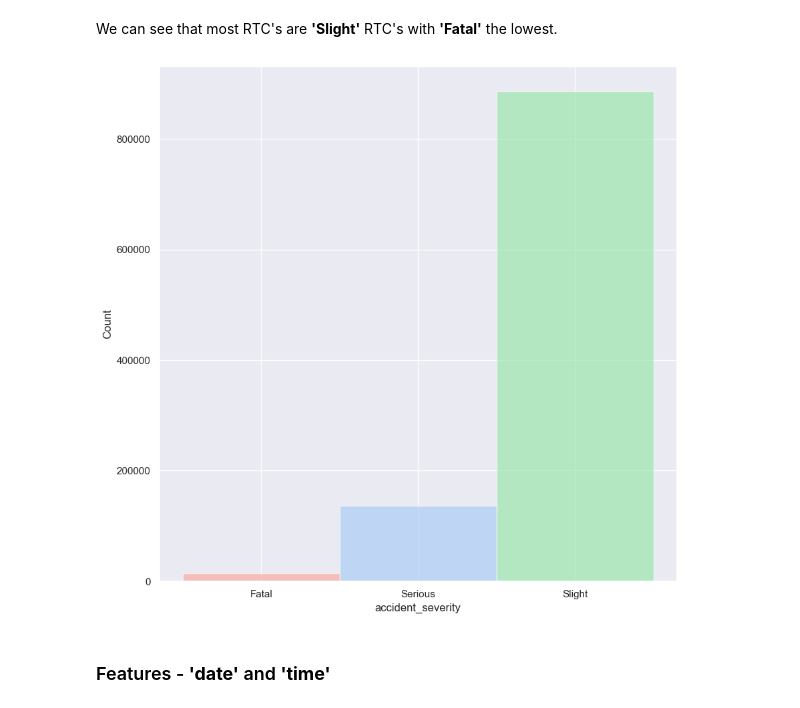
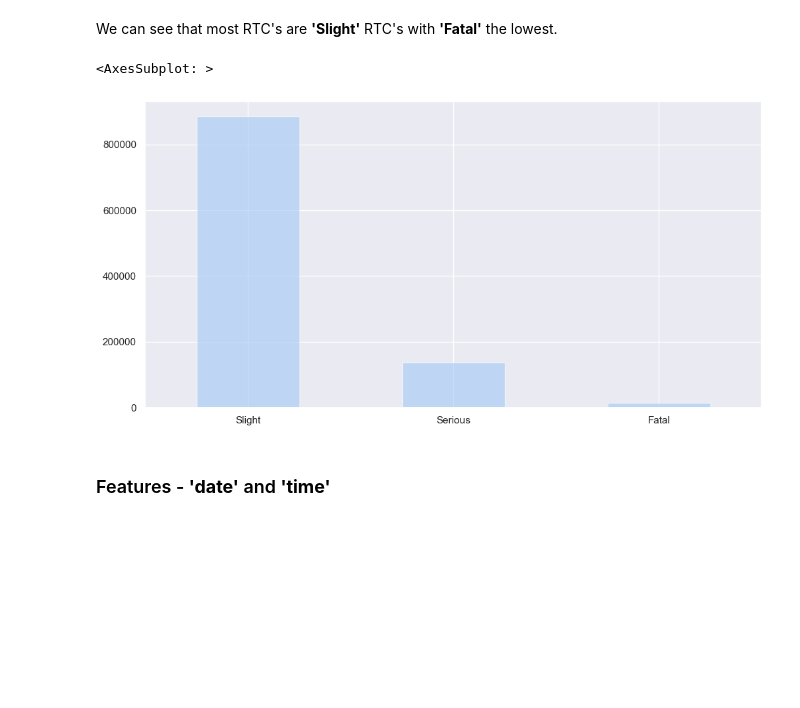
Before and after one commit to kmedri/-Omdena_Predicting_RTC_Severity_main, a Jupyter notebook: Group_1_Predicting_RTC_Severity/Predicting_RTC_Severity.ipynb, the cells around one changed output. Drawn from its saved outputs; the diff is of its cells as text; code cells hidden in the pictures; blank space fills up the shorter version.

Commit message:
Updates to Predicting_RTC_Severity.ipynb and added Handlingimbalnce

```diff
--- a/Group_1_Predicting_RTC_Severity/Predicting_RTC_Severity.ipynb
+++ b/Group_1_Predicting_RTC_Severity/Predicting_RTC_Severity.ipynb
@@ -883,17 +884,13 @@ Name: accident_severity, dtype: int64
  Total rows:  1037765
 # %% [markdown]
 We can see that most RTC's are **'Slight'** RTC's with **'Fatal'** the lowest.
-# %%
-plt.figure(figsize=(10,10))
-
-ax = sns.histplot(data=df_accident, x='accident_severity')
-ax.patches[0].set_alpha(0.6), ax.patches[2].set_facecolor('g')
-ax.patches[1].set_alpha(0.6), ax.patches[1].set_facecolor('b')
-ax.patches[2].set_alpha(0.6), ax.patches[0].set_facecolor('r');
-
-plt.show()
-# %% [output]
-[figure, removed]
+# %%
+df_accident['accident_severity'].value_counts().plot(kind='bar',
+                                                     alpha=0.6, rot=0
+                                                     )
+# %% [output]
+<AxesSubplot: >
+[figure, added]
 # %% [markdown]
 ### Features - **'date'** and **'time'**
 # %% [markdown]
```
Also changed, not shown: parts of 53 cells of this notebook, 1 other file.
